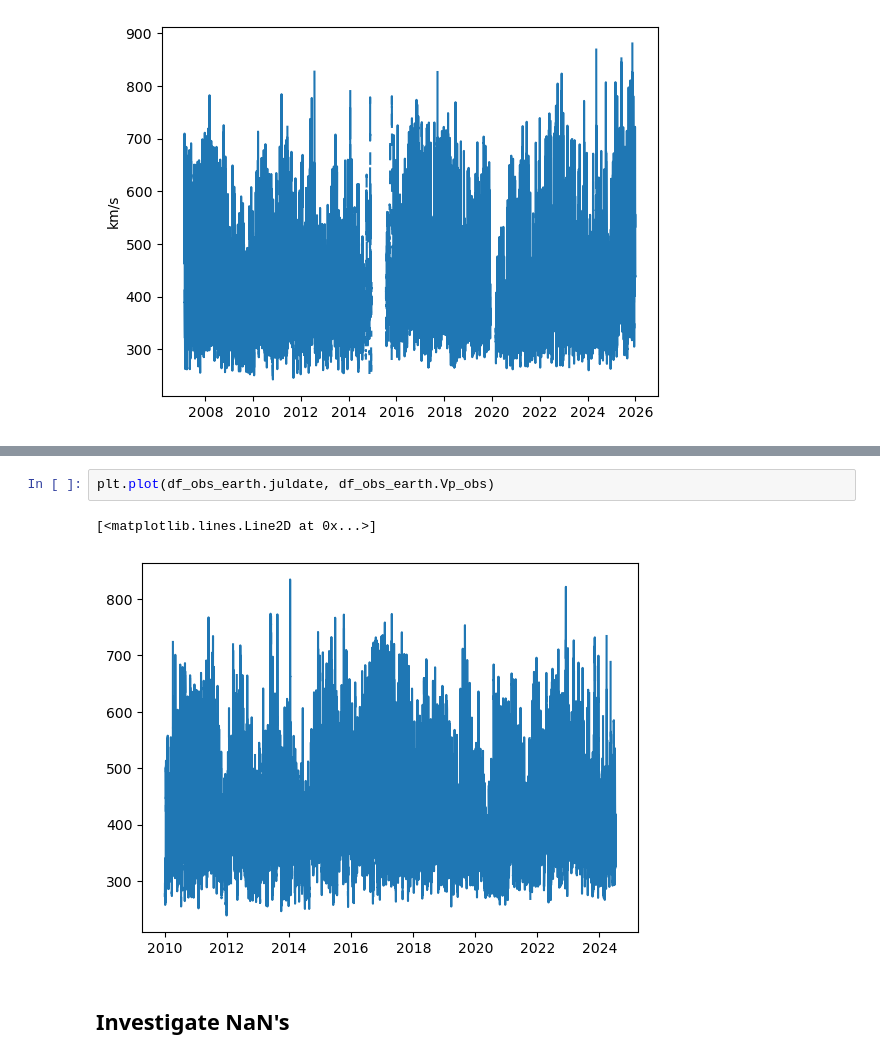
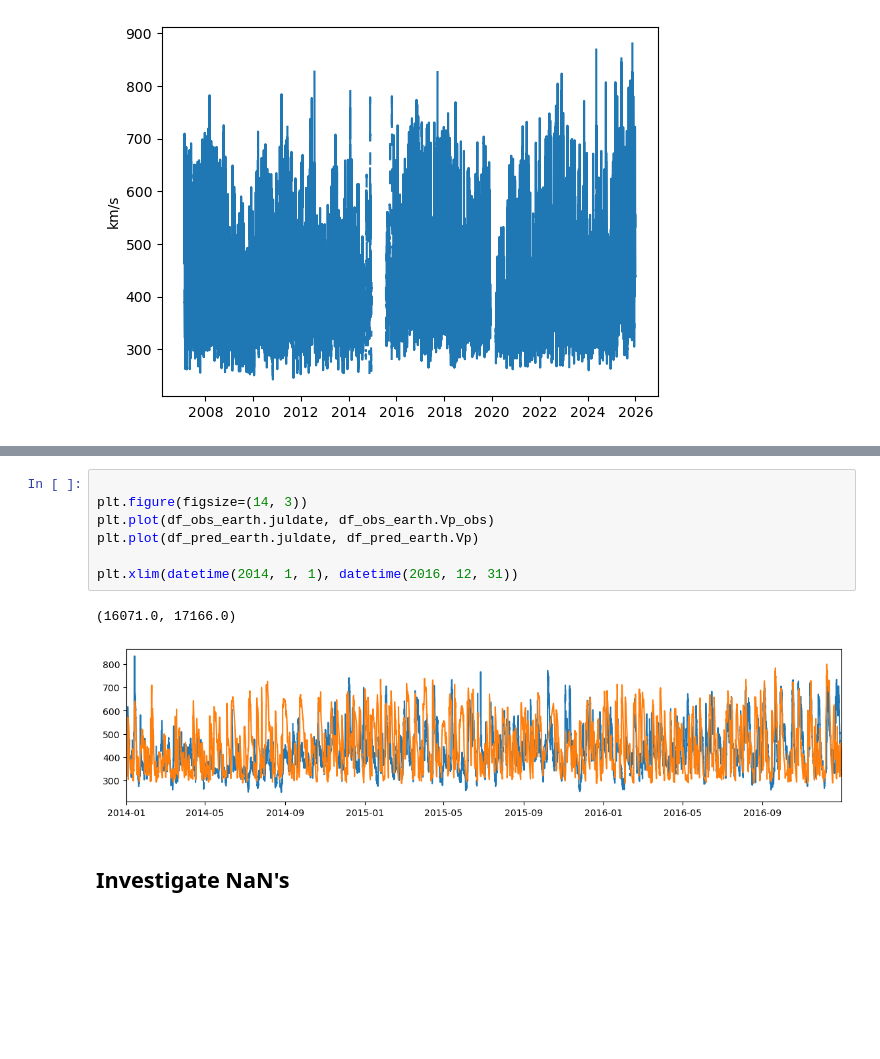
Before and after one commit to ddasilva/Mars_L1_Stereo_Analysis, a Jupyter notebook: New Analysis.ipynb, the cells around one changed output, grey strips where cells are left out. Cells and saved outputs as stored; diff of their text form; blank space fills up the shorter version.

```diff
--- a/New Analysis.ipynb
+++ b/New Analysis.ipynb
@@ -209,8 +248,13 @@ plt.hist([row.year for _, row in df_obs_stereo.iterrows() if not pd.isna(row.Vp_
 # %%
+
+plt.figure(figsize=(14, 3))
 plt.plot(df_obs_earth.juldate, df_obs_earth.Vp_obs)
+plt.plot(df_pred_earth.juldate, df_pred_earth.Vp)
+
+plt.xlim(datetime(2014, 1, 1), datetime(2016, 12, 31))
 # %% [output]
-[<matplotlib.lines.Line2D at 0x...>]
+(16071.0, 17166.0)
-[figure, old version]
+[figure, new version]
 # %% [markdown]
 ## Investigate NaN's
 # %%
```
Also changed, not shown: parts of 16 cells of this notebook.
